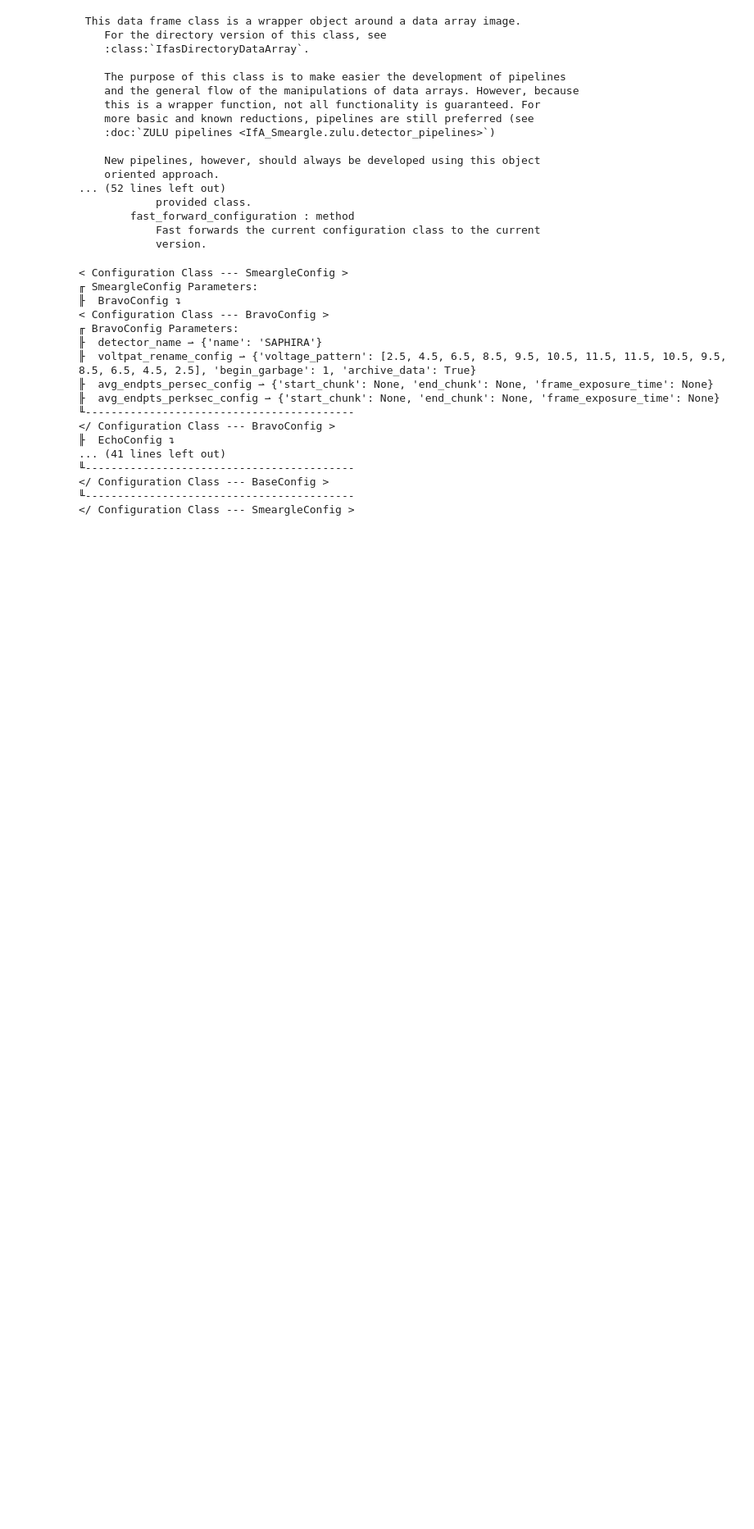
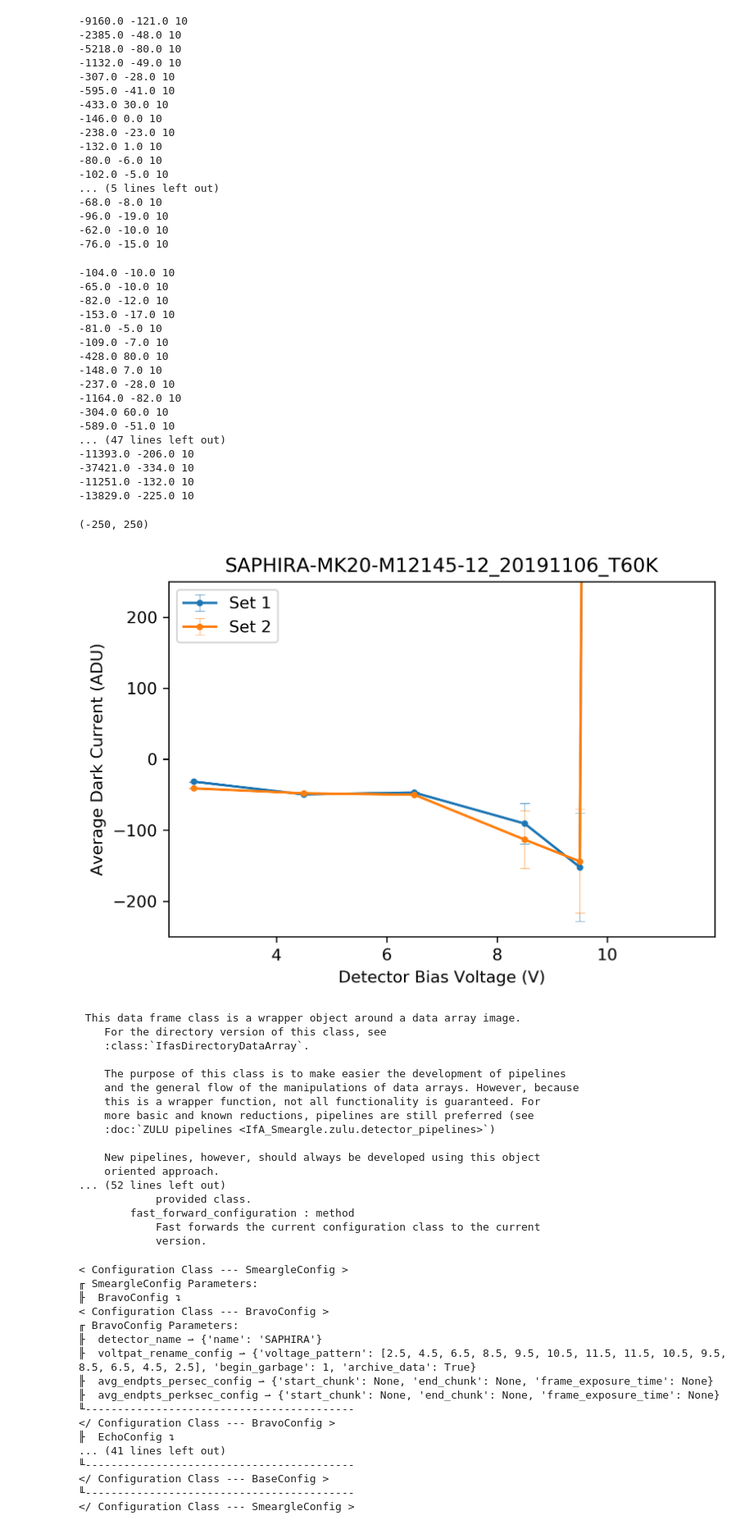
Before and after one commit to psmd-iberutaru/IfA-Smeargle, a Jupyter notebook: Testing.ipynb, the cells around one changed output. Shown at 82% size. Drawn from its saved outputs; the diff is of its cells as text; code cells hidden in the pictures; blank space fills up the shorter version.

```diff
--- a/Testing.ipynb
+++ b/Testing.ipynb
@@ -115,7 +120,8 @@ ifas.bravo.sanitize.same_file_size_sanitization('./Data')
 glob.glob('./Data*.fits')
 # %%
 fig, ax = plt.subplots(dpi=300)
-ax, data_frame = ifas.oscar.volt_plot.plot_dark_current_over_voltage('./Data/', figure_axes=ax)
+ax, data_frame = ifas.oscar.volt_plot.plotdir_dark_current_over_voltage('./Data/', figure_axes=ax)
 
 #ax.set_yscale('log')
 ax.set_ylim((-250,250))
+# %% [output]
@@ -122,3 +129,39 @@ ax.set_ylim((-250,250))
+-9160.0 -121.0 10
+-2385.0 -48.0 10
+-5218.0 -80.0 10
+-1132.0 -49.0 10
+-307.0 -28.0 10
+-595.0 -41.0 10
+-433.0 30.0 10
+-146.0 0.0 10
+-238.0 -23.0 10
+-132.0 1.0 10
+-80.0 -6.0 10
+-102.0 -5.0 10
+... (5 lines left out)
+-68.0 -8.0 10
+-96.0 -19.0 10
+-62.0 -10.0 10
+-76.0 -15.0 10
+-104.0 -10.0 10
+-65.0 -10.0 10
+-82.0 -12.0 10
+-153.0 -17.0 10
+-81.0 -5.0 10
+-109.0 -7.0 10
+-428.0 80.0 10
+-148.0 7.0 10
+-237.0 -28.0 10
+-1164.0 -82.0 10
+-304.0 60.0 10
+-589.0 -51.0 10
+... (47 lines left out)
+-11393.0 -206.0 10
+-37421.0 -334.0 10
+-11251.0 -132.0 10
+-13829.0 -225.0 10
+(-250, 250)
+[figure, added]
 # %%
 with pd.option_context('display.max_rows', None, 'display.max_columns', None):  # more options can be specified also
     display(file_data)
```
Also changed, not shown: parts of 3 cells of this notebook, 12 other files.
